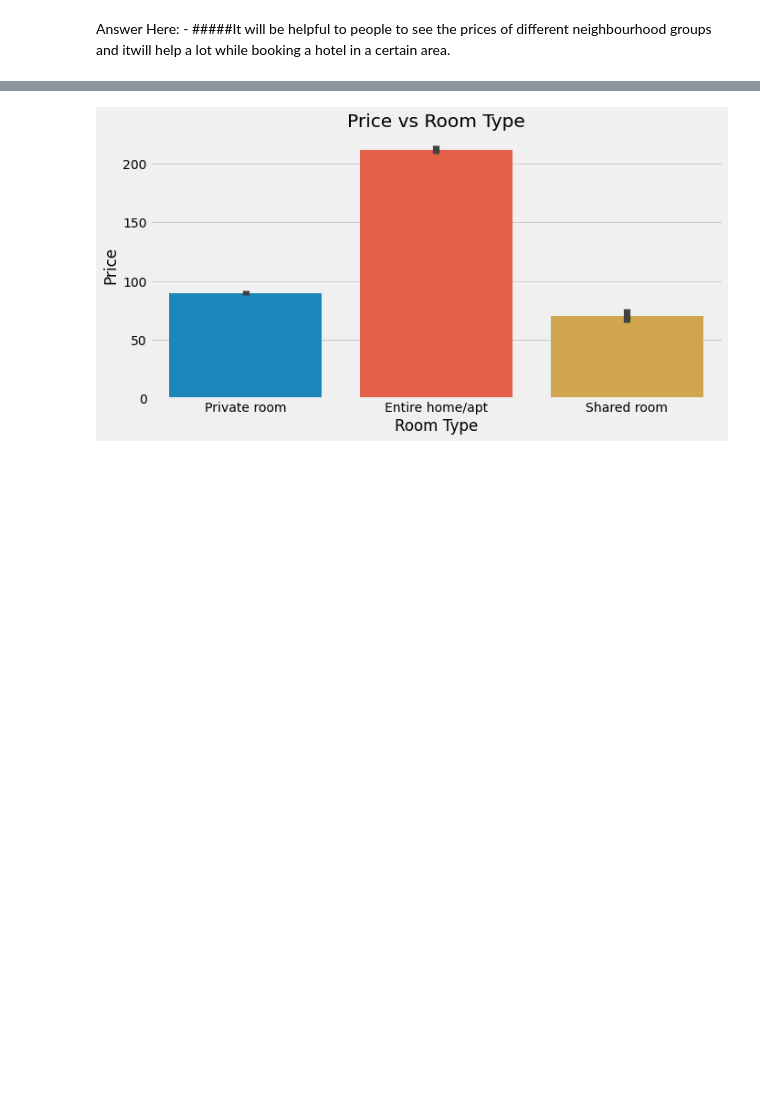
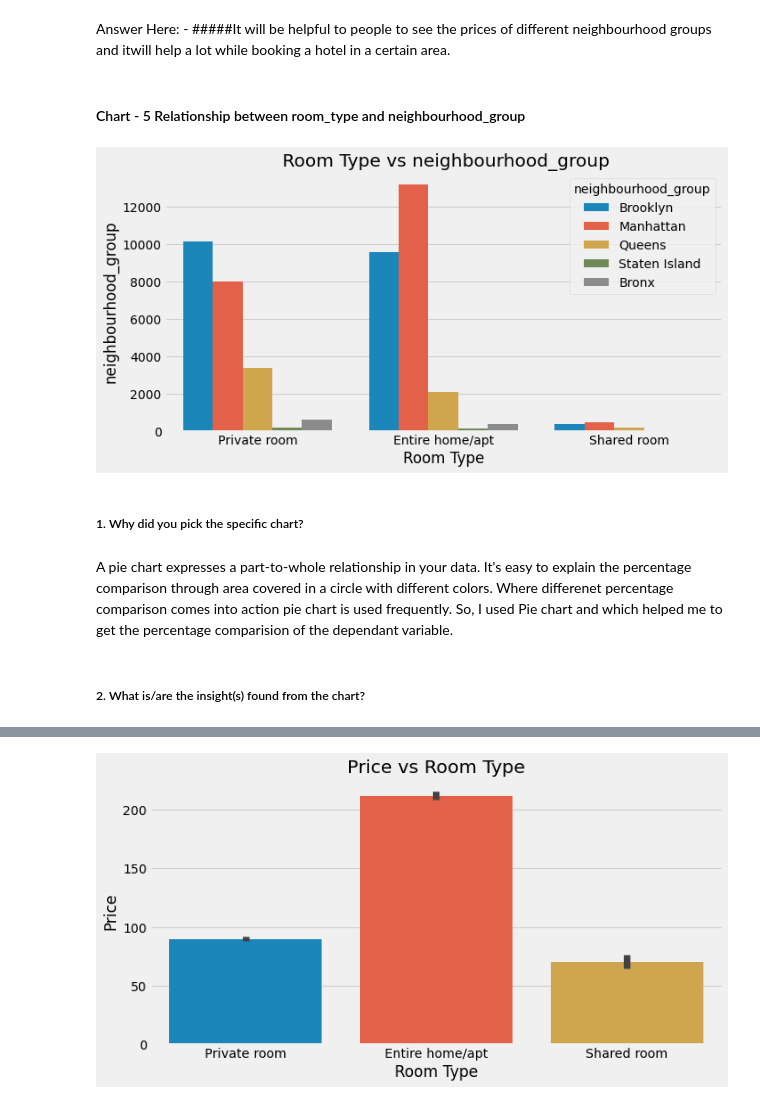
Before and after one commit to abhisheknagpure8/airbnb-bookings-analysis, a Jupyter notebook: EDA_Project_AirBnb_Bookings_Analysis.ipynb, the cells around one changed output, grey strips where cells are left out. Saved outputs shown, nothing was run; the diff lists cells and outputs as text; code cells hidden in the pictures; blank space fills up the shorter version.

```diff
--- a/EDA_Project_AirBnb_Bookings_Analysis.ipynb
+++ b/EDA_Project_AirBnb_Bookings_Analysis.ipynb
@@ -430,3 +430,20 @@ Are there any insights that lead to negative growth? Justify with specific reaso
 # %% [markdown]
 Answer Here: -
 #####It will be helpful to people to see the prices of different neighbourhood groups and itwill help a lot while booking a hotel in a certain area.
+# %% [markdown]
+#### Chart - 5 Relationship between room_type and neighbourhood_group
+# %%
+plt.figure(figsize = (10,5))
+ax_11 = sns.countplot(x='room_type',hue='neighbourhood_group',data=df)
+ax_11.set_title(' Room Type vs neighbourhood_group')
+ax_11.set_xlabel('Room Type')
+ax_11.set_ylabel("neighbourhood_group")
+plt.show()
+# %% [output]
+[figure, added]
+# %% [markdown]
+##### 1. Why did you pick the specific chart?
+# %% [markdown]
+A pie chart expresses a part-to-whole relationship in your data. It's easy to explain the percentage comparison through area covered in a circle with different colors. Where differenet percentage comparison comes into action pie chart is used frequently. So, I used Pie chart and which helped me to get the percentage comparision of the dependant variable.
+# %% [markdown]
+##### 2. What is/are the insight(s) found from the chart?
```
Also changed, not shown: parts of 17 cells of this notebook.
